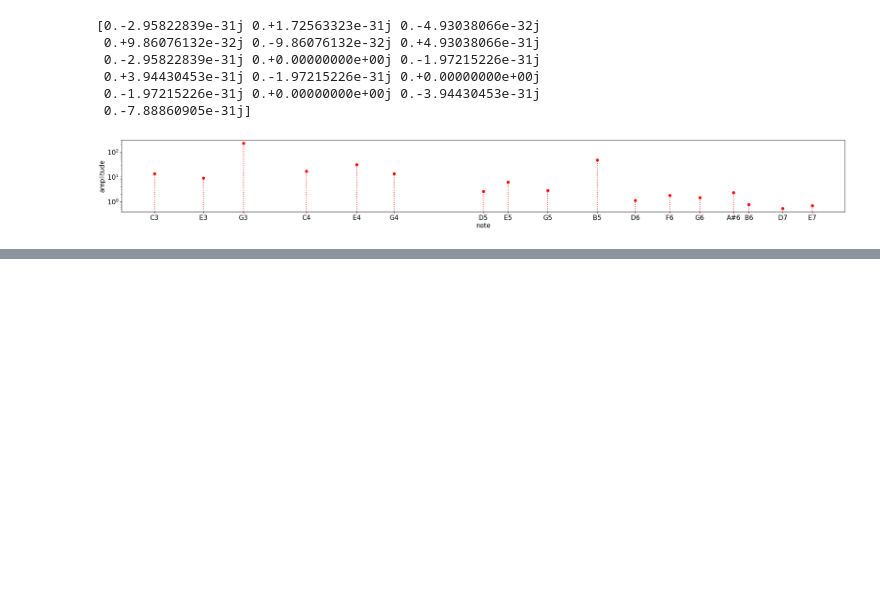
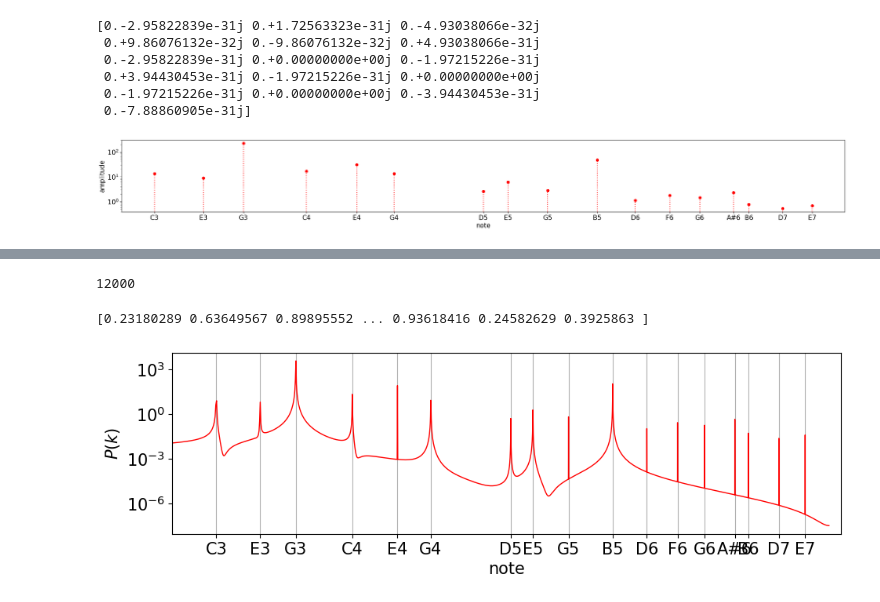
Before and after one commit to La-Folia/Numerical-Analysis, a Jupyter notebook: Fourier Transform/Fast_Fourier_Transform.ipynb, the cells around one changed output, grey strips where cells are left out. Saved outputs shown, nothing was run; the diff lists cells and outputs as text; code cells hidden in the pictures; blank space fills up the shorter version.

```diff
--- a/Fourier Transform/Fast_Fourier_Transform.ipynb
+++ b/Fourier Transform/Fast_Fourier_Transform.ipynb
@@ -208,0 +257,4 @@ plt.show()
+# %%
+wave  = sum(np.linspace(0, 11) * A
+            for A, f, ph in zip(range(0, 11), range(0, 11), range(0, 11)))
+wave
@@ -208,0 +275,38 @@ plt.show()
+# %%
+print(len(wave))
+# %% [output]
+12000
+# %%
+print(np.random.rand(12000))
+# %% [output]
+[0.23180289 0.63649567 0.89895552 ... 0.93618416 0.24582629 0.3925863 ]
+# %%
+Wj = fft.fft(wave)
+N  = len(Wj)
+
+Dk = 2*np.pi / (max(time) - min(time))
+
+kj = np.hstack([
+    np.arange(0,   N/2),     # k > 0 domain
+    np.arange(-int(N/2), 0), # k < 0 domain
+]) * Dk #12000
+
+# kj is 'angular' frequency.
+# divide it by 2pi to convert to frequency in Hz
+fj = kj / (2*np.pi)
+
+# power spectral density
+Pj = np.abs(Wj/N)**2 / Dk
+
+plt.figure(figsize=[11, 3])
+ax = plt.subplot()
+plt.loglog(fj[:int(N/2)], Pj[:int(N/2)], "-r", lw=1)
+plt.xlim([frequency[0]*0.8, frequency[-1]*1.2])
+plt.xlabel("note")
+plt.ylabel("$P(k)$")
+plt.xticks(frequency, note)
+ax.tick_params(axis='x', which='minor', bottom=False)
+plt.grid(axis="x")
+plt.show()
+# %% [output]
+[figure, added]
```
Also changed, not shown: parts of 14 cells of this notebook.
